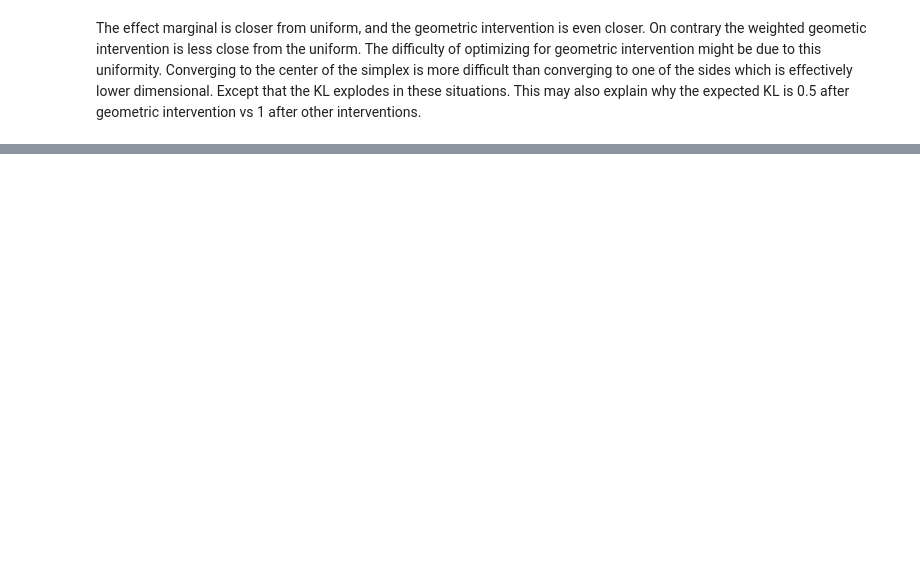
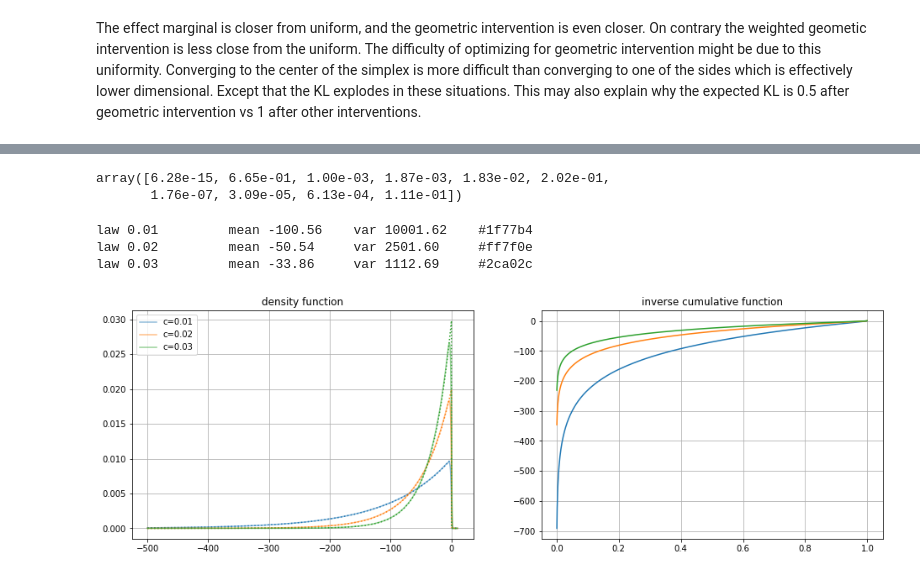
Before and after one commit to remilepriol/causal-adaptation-speed, a Jupyter notebook: 7_investigate_joint.ipynb, the cells around one changed output, grey strips where cells are left out. Cells and saved outputs as stored; diff of their text form; code cells hidden in the pictures; blank space fills up the shorter version.

Commit message:
Explore effect of sparse conditional initialization

```diff
--- a/7_investigate_joint.ipynb
+++ b/7_investigate_joint.ipynb
@@ -63,0 +113,3 @@ The difficulty of optimizing for geometric intervention might be due to this uni
+# %%
+xx = np.linspace(0.01,.99,20)
+d,e,f = np.meshgrid(xx,xx,xx,indexing='ij')
@@ -63,0 +142,8 @@ The difficulty of optimizing for geometric intervention might be due to this uni
+# %%
+n = 100000
+for conditional_prior in [(1,1),(.5,.5)]:
+    a = np.random.beta(1,1, size=n)
+    b = np.random.beta(*conditional_prior, size=n)
+    c = np.random.beta(*conditional_prior, size=n)
+    d, e, f = a*b, a*(1-b), (1-a)*c
+    print((loglikelihoodratio(d,e,f)<0).mean(), np.mean(np.random.uniform(size=n)>.5))
@@ -63,0 +163,37 @@ The difficulty of optimizing for geometric intervention might be due to this uni
+# %%
+k=10
+logitsgamma = stats.loggamma.rvs(c=1/k, size=(10,k))
+pgamma = logit2proba(logitsgamma)
+#no simple way to check whether this is the dirichlet I want
+pgamma[0]
+# %% [output]
+array([6.28e-15, 6.65e-01, 1.00e-03, 1.87e-03, 1.83e-02, 2.02e-01,
+       1.76e-07, 3.09e-05, 6.13e-04, 1.11e-01])
+# %%
+xx = np.linspace(-500, 10, 1000)
+xx2 = np.linspace(0, 1, 1000)
+fig, (ax1, ax2) = plt.subplots(ncols=2, figsize=(16,5))
+for k in range(1,4,1):
+    c = k/100
+    law = stats.loggamma(c)
+    m = law.mean()
+    v = law.var()
+    # approx = stats.norm(m,np.sqrt(v))
+    approx = stats.expon(scale=1/c)
+    color = next(ax1._get_lines.prop_cycler)['color']
+    print(f'law {c:.2f} \t mean {m:.2f} \t var {v:.2f} \t {color}')
+    ax1.plot(xx, law.pdf(xx), color=color, label=f'c={c:.2f}', alpha=.5)
+    ax1.plot(xx, approx.pdf(-xx), color=color, linestyle=':')
+    ax2.plot(xx2, law.ppf(xx2))
+
+ax1.set_title('density function')
+# ax1.set_ylim(-40,0)
+ax1.legend()
+ax1.grid()
+ax2.set_title('inverse cumulative function')
+ax2.grid()
+# %% [output]
+law 0.01         mean -100.56    var 10001.62    #1f77b4
+law 0.02         mean -50.54     var 2501.60     #ff7f0e
+law 0.03         mean -33.86     var 1112.69     #2ca02c
+[figure, added]
```
Also changed, not shown: parts of 19 cells of this notebook.
